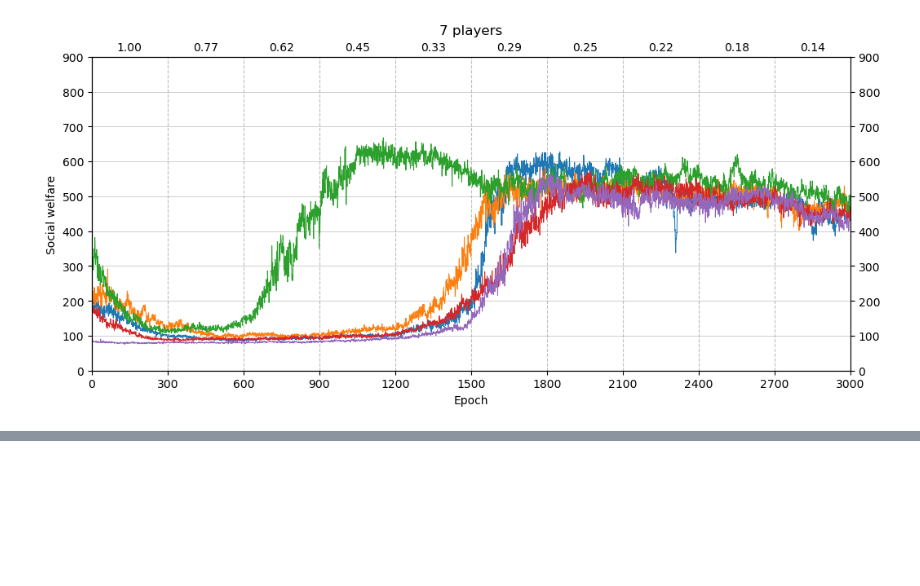
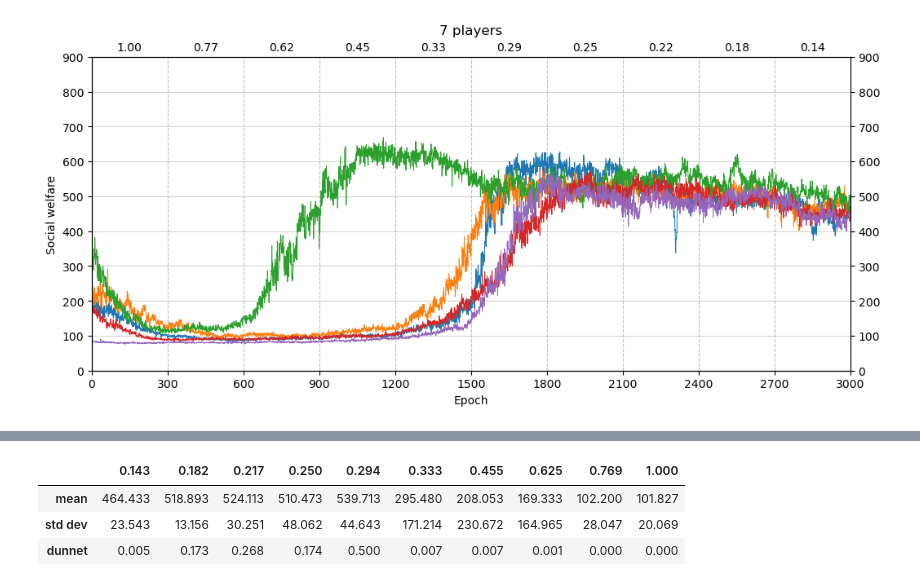
Before and after one commit to willis-richard/meltingpot, a Jupyter notebook: reward_transfer/results_n_players.ipynb, the cells around one changed output, grey strips where cells are left out. Drawn from its saved outputs; the diff is of its cells as text; code cells hidden in the pictures; blank space fills up the shorter version.

```diff
--- a/reward_transfer/results_n_players.ipynb
+++ b/reward_transfer/results_n_players.ipynb
@@ -156,0 +221,13 @@ df
+# %%
+from scipy.stats import dunnett
+
+best_group = df2[df2.mean().idxmax()]
+
+data = pd.DataFrame({'mean': df2.mean(), 'std dev': df2.std(), 'dunnet': df2.apply(lambda x: dunnett(x, control=best_group, alternative='less').pvalue[0])}).T
+# p values: the probability that we cannot reject the null hypothesis (the sample is not less than the control)
+data
+# %% [output]
+|  | 0.143 | 0.182 | 0.217 | 0.250 | 0.294 | 0.333 | 0.455 | 0.625 | 0.769 | 1.000 |
+| mean | 464.433 | 518.893 | 524.113 | 510.473 | 539.713 | 295.480 | 208.053 | 169.333 | 102.200 | 101.827 |
+| std dev | 23.543 | 13.156 | 30.251 | 48.062 | 44.643 | 171.214 | 230.672 | 164.965 | 28.047 | 20.069 |
+| dunnet | 0.005 | 0.173 | 0.268 | 0.174 | 0.500 | 0.007 | 0.007 | 0.001 | 0.000 | 0.000 |
```
Also changed, not shown: parts of 6 cells of this notebook, 6 other files.
